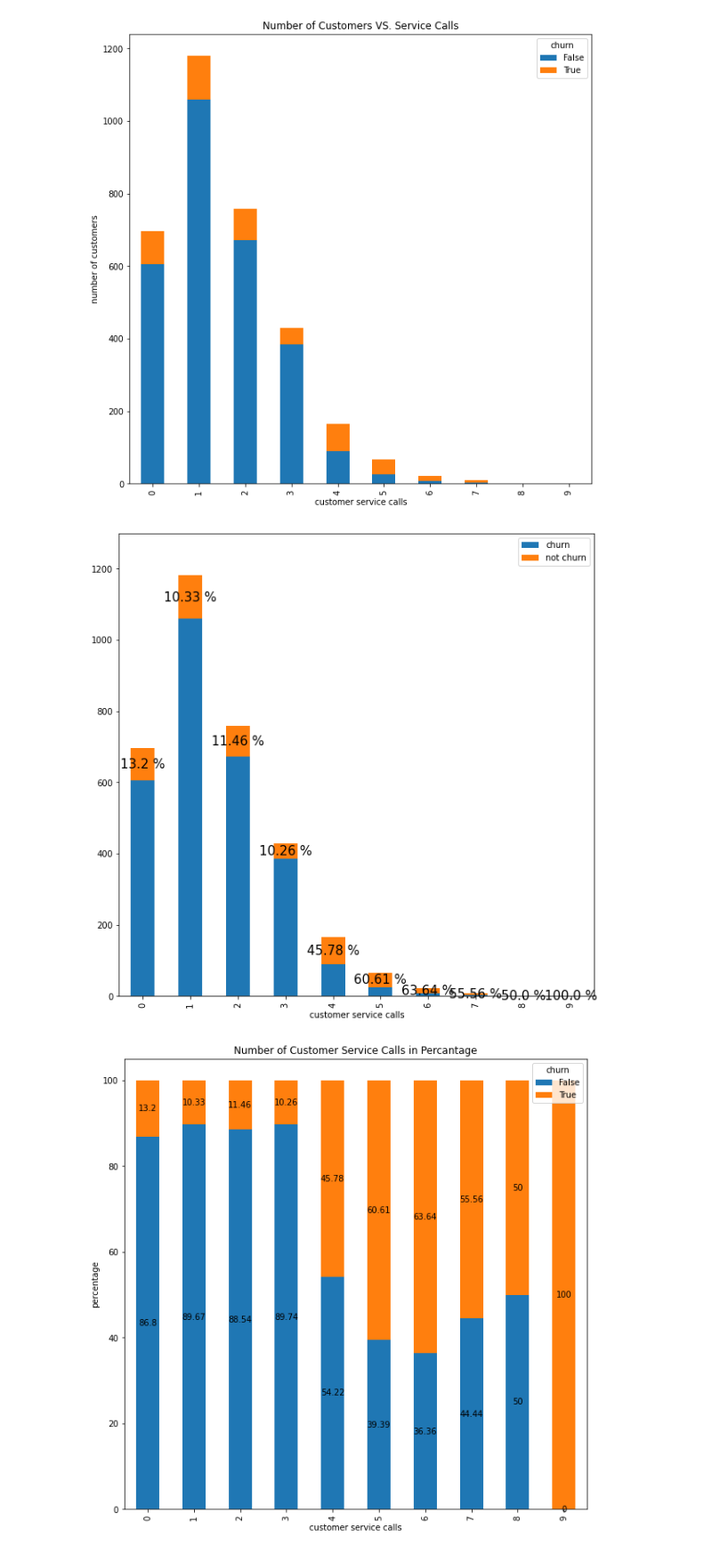
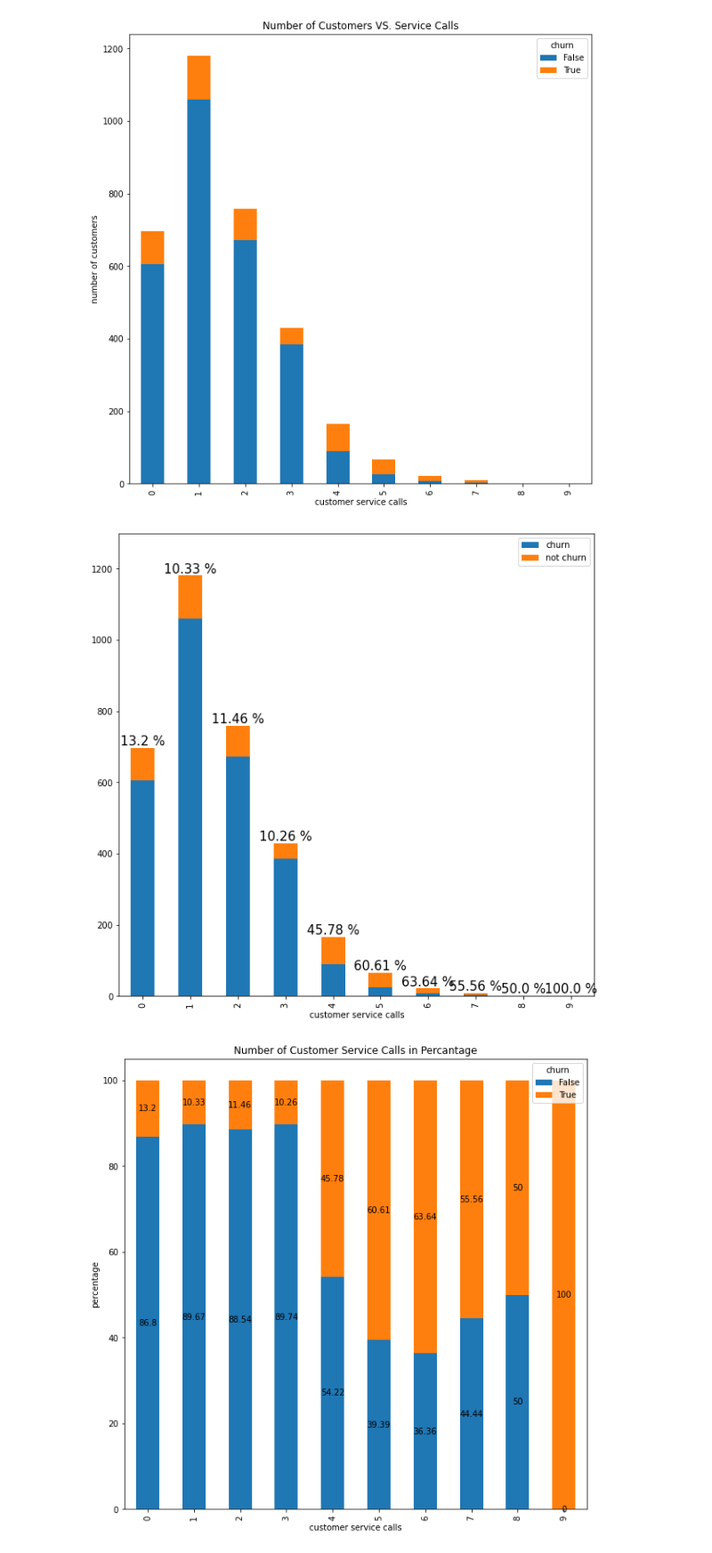
Before and after one commit to anguyen61191/SyriaTel-Customer-Churn, a Jupyter notebook: WJ_note2.ipynb, the cells around one changed output. Shown at 89% size. Drawn from its saved outputs; the diff is of its cells as text; code cells hidden in the pictures.

```diff
--- a/WJ_note2.ipynb
+++ b/WJ_note2.ipynb
@@ -108,31 +108,31 @@ Text(0, 0.5, 'number of customers')
 # %%
 true_perc = df.groupby('customer service calls')['churn'].mean()*100
 true_count = df.groupby('customer service calls')['churn'].sum()
 false_count = df.groupby('customer service calls')['churn'].count() - df.groupby('customer service calls')['churn'].sum()
 
 # final df
 df_perc = pd.concat([false_count, true_count], axis=1)
 df_perc.columns = ['churn', 'not churn']
 
 # create plot
 ax = df_perc.plot( kind='bar', stacked=True, figsize=(10,10))
 
 # getting the  containers values
 container_t = ax.containers[1]
 
 # create custom labels
 labels = [f'{round(val, 2)} %' if  (val != 0) else '' for val in true_perc]
 
 # annotate with the previous custom labels
-ax.bar_label(container_t, labels=labels, label_type='center', fontsize=15)
+ax.bar_label(container_t, labels=labels, fontsize=15)
 
 # pad the spacing between the number and the edge of the figure
 ax.margins(y=0.1)
 
 # show plot
 plt.show()
 # %% [output]
-[figure, old version]
+[figure, new version]
 # %%
 percentage_df = df.groupby(['customer service calls', 'churn']).size().groupby(level=0).apply(
     lambda x: np.round(100*x/x.sum(),2))
```
Also changed, not shown: parts of 13 cells of this notebook.
